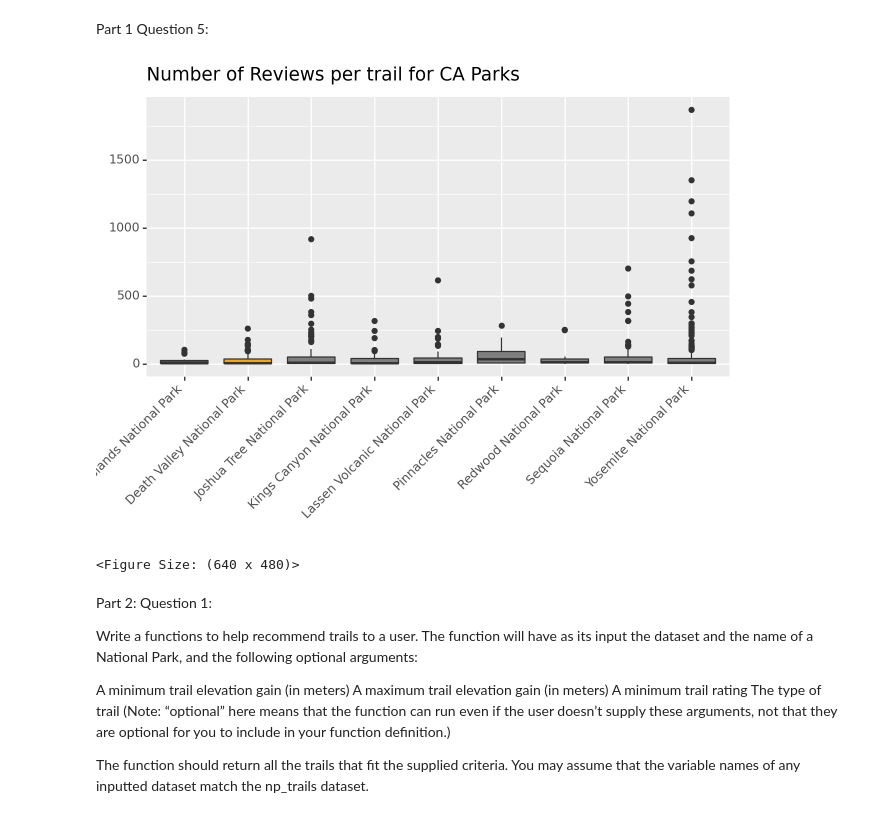
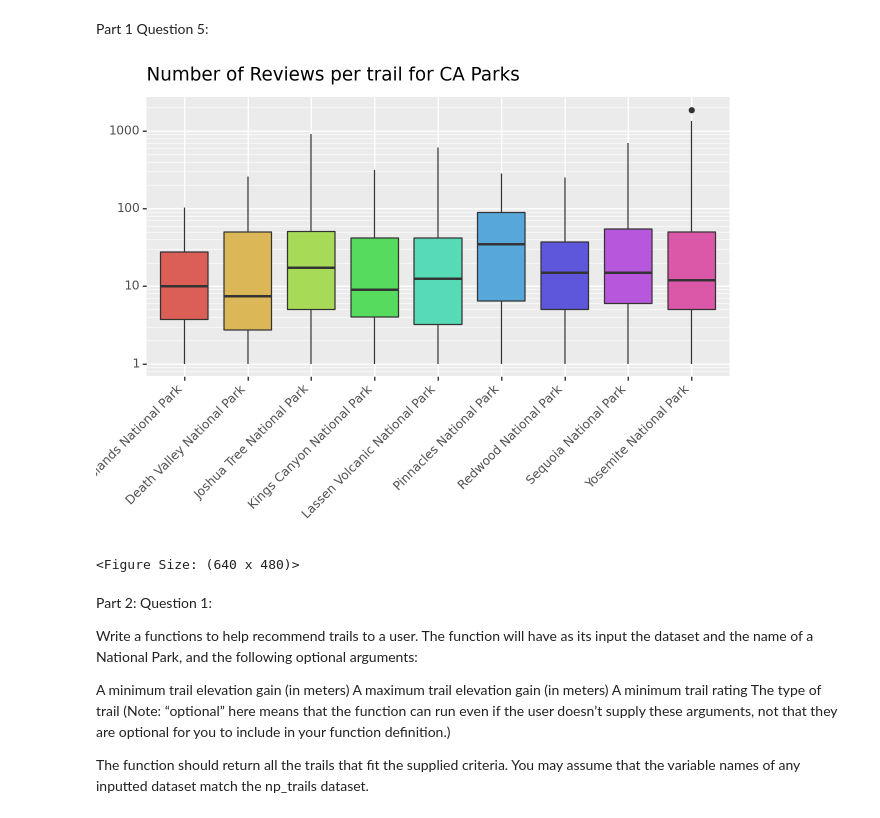
Before and after one commit to JakeLamb455/GSB544, a Jupyter notebook: Midterm Complete - Jake Lamb.ipynb, the cells around one changed output. Drawn from its saved outputs; the diff is of its cells as text; code cells hidden in the pictures.

```diff
--- a/Midterm Complete - Jake Lamb.ipynb
+++ b/Midterm Complete - Jake Lamb.ipynb
@@ -80,14 +99,15 @@ Part 1 Question 5:
 # %%
 from plotnine import *
+from plotnine.scales import *
 (ggplot(CA, aes(x="area_name", y="num_reviews", fill = 'area_name'))
 +geom_boxplot()
- +scale_y_continuous()
- +scale_fill_manual(values = ['red', 'orange'], guide=False)
+ +scale_y_log10()
+ +scale_fill_discrete(guide=False)
 +labs( x='', y='', title= "Number of Reviews per trail for CA Parks")
  +theme(axis_text_x=element_text(rotation=45, hjust=1))
 )
 # %% [output]
-[figure, old version]
+[figure, new version]
 <Figure Size: (640 x 480)>
 # %% [markdown]
 Part 2: Question 1:
```
Also changed, not shown: parts of 4 cells of this notebook, 9 other files.
